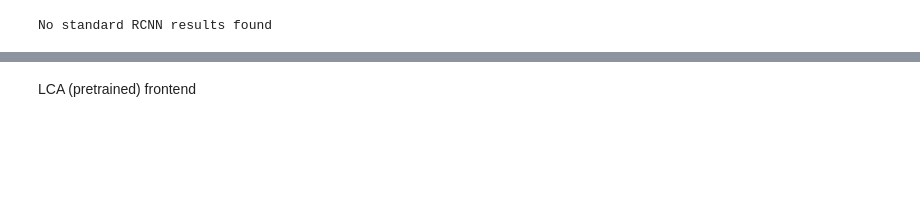
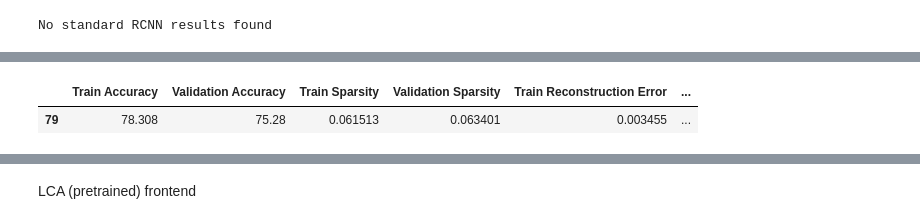
Before and after one commit to jrego1/EPLCANet, a Jupyter notebook: eval_eplcanet.ipynb, the cells around one changed output, grey strips where cells are left out. Saved outputs shown, nothing was run; the diff lists cells and outputs as text; code cells hidden in the pictures; blank space fills up the shorter version.

```diff
--- a/eval_eplcanet.ipynb
+++ b/eval_eplcanet.ipynb
@@ -94,3 +99,8 @@ tuned_results.tail(1)
+# %%
+learndict_results.tail(1)
+# %% [output]
+|  | Train Accuracy | Validation Accuracy | Train Sparsity | Validation Sparsity | Train Reconstruction Error | ... |
+| 79 | 78.308 | 75.28 | 0.061513 | 0.063401 | 0.003455 | ... |
 # %%
 acc_plot = plot_metrics(results_list, key1='Train Accuracy', key2='Validation Accuracy', metric_name='Accuracy', labels=['Pretrained LCA', 'Finetuned LCA', 'Training LCA'])
 # %% [output]
```
Also changed, not shown: parts of 45 cells of this notebook, 1 other file.
